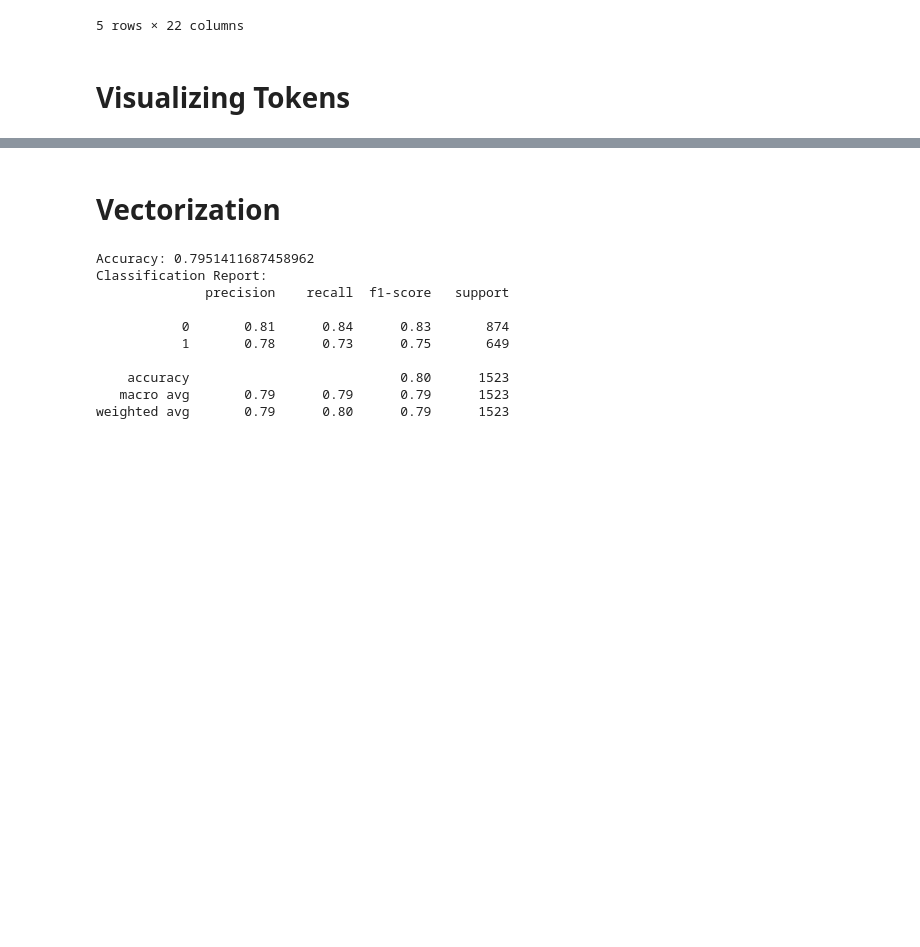
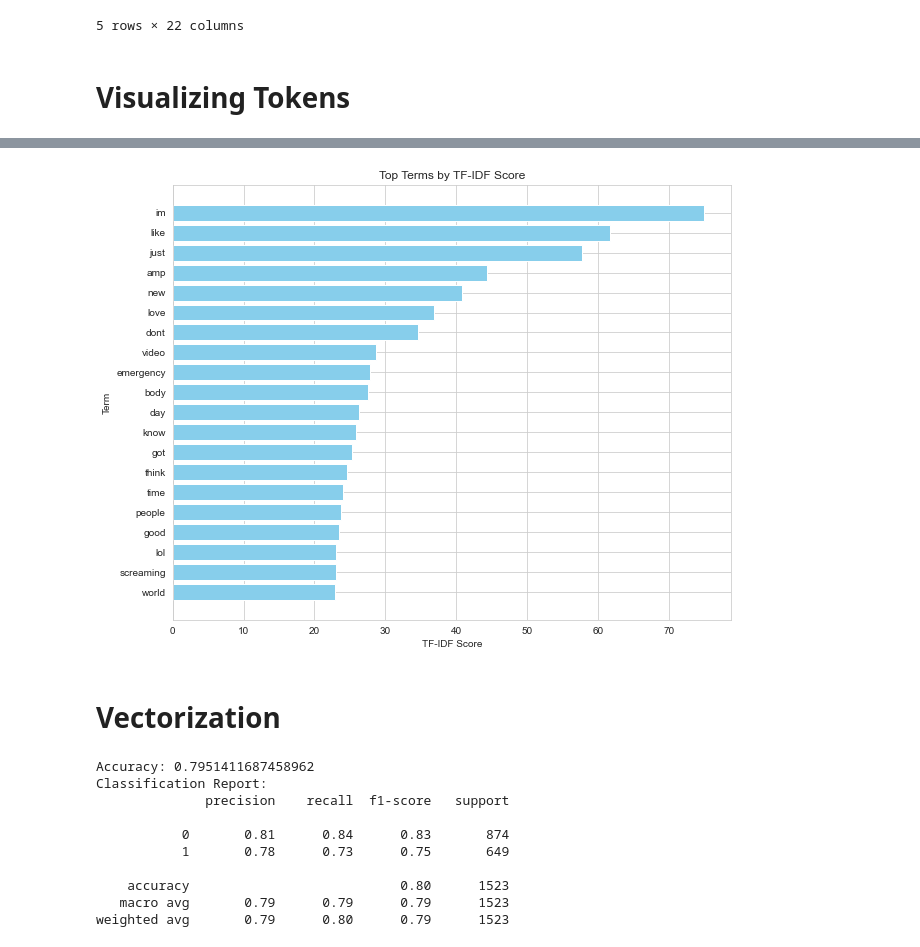
Before and after one commit to katarzynarogalska/DisasterTweets_KaggleCompetition, a Jupyter notebook: notebooks/TweetsEDA.ipynb, the cells around one changed output, grey strips where cells are left out. Cells and saved outputs as stored; diff of their text form; code cells hidden in the pictures; blank space fills up the shorter version.

```diff
--- a/notebooks/TweetsEDA.ipynb
+++ b/notebooks/TweetsEDA.ipynb
@@ -724,0 +864,19 @@ plt.axis("off")
+# %%
+from collections import defaultdict
+# Aggregate the top terms and their scores
+term_scores_fake = defaultdict(float)
+
+top_tfidf_terms_fake=df[df['target']==0]['top_tfidf_terms']
+
+for terms in top_tfidf_terms_fake:
+    for term, score in terms:
+        term_scores_fake[term] += score
+
+# Convert the aggregated scores to a DataFrame
+fake_df = pd.DataFrame(term_scores_fake.items(), columns=['term', 'score'])
+
+# Sort the DataFrame by score
+fake_df = fake_df.sort_values(by='score', ascending=False)
+
+# Display the top terms
+print(fake_df.head(10))
@@ -725,3 +895,19 @@ plt.axis("off")
+# %%
+import matplotlib.pyplot as plt
+
+# Plot the top 20 terms as a bar plot
+top_n = 20
+top_terms_df = fake_df.head(top_n)
+
+plt.figure(figsize=(10, 8))
+plt.barh(top_terms_df['term'], top_terms_df['score'], color='skyblue')
+plt.xlabel('TF-IDF Score')
+plt.ylabel('Term')
+plt.title('Top Terms by TF-IDF Score')
+plt.gca().invert_yaxis()
+plt.show()
+# %% [output]
+[figure, added]
 # %% [markdown]
 # Vectorization
 # %%
```
Also changed, not shown: parts of 24 cells of this notebook.
